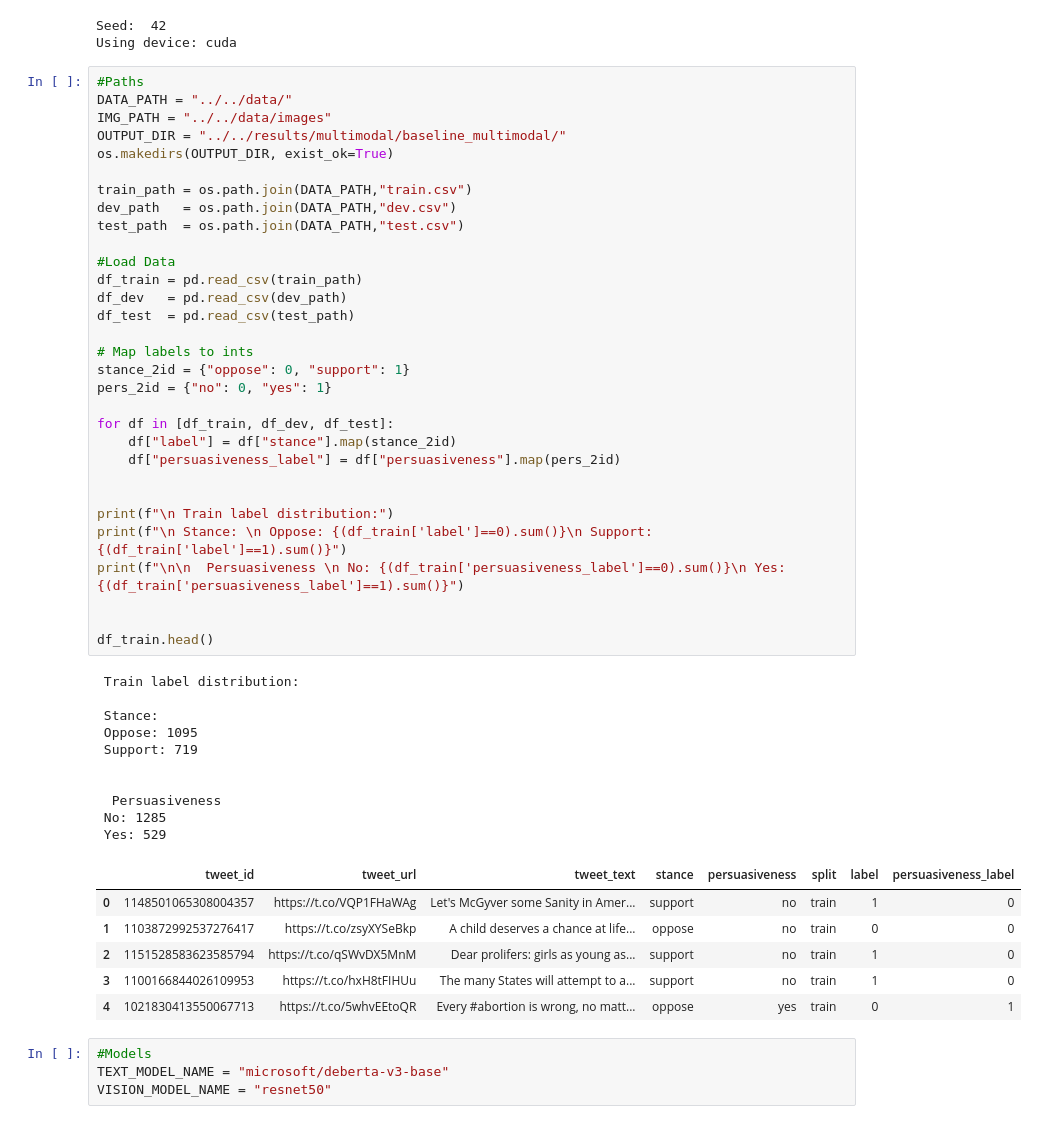
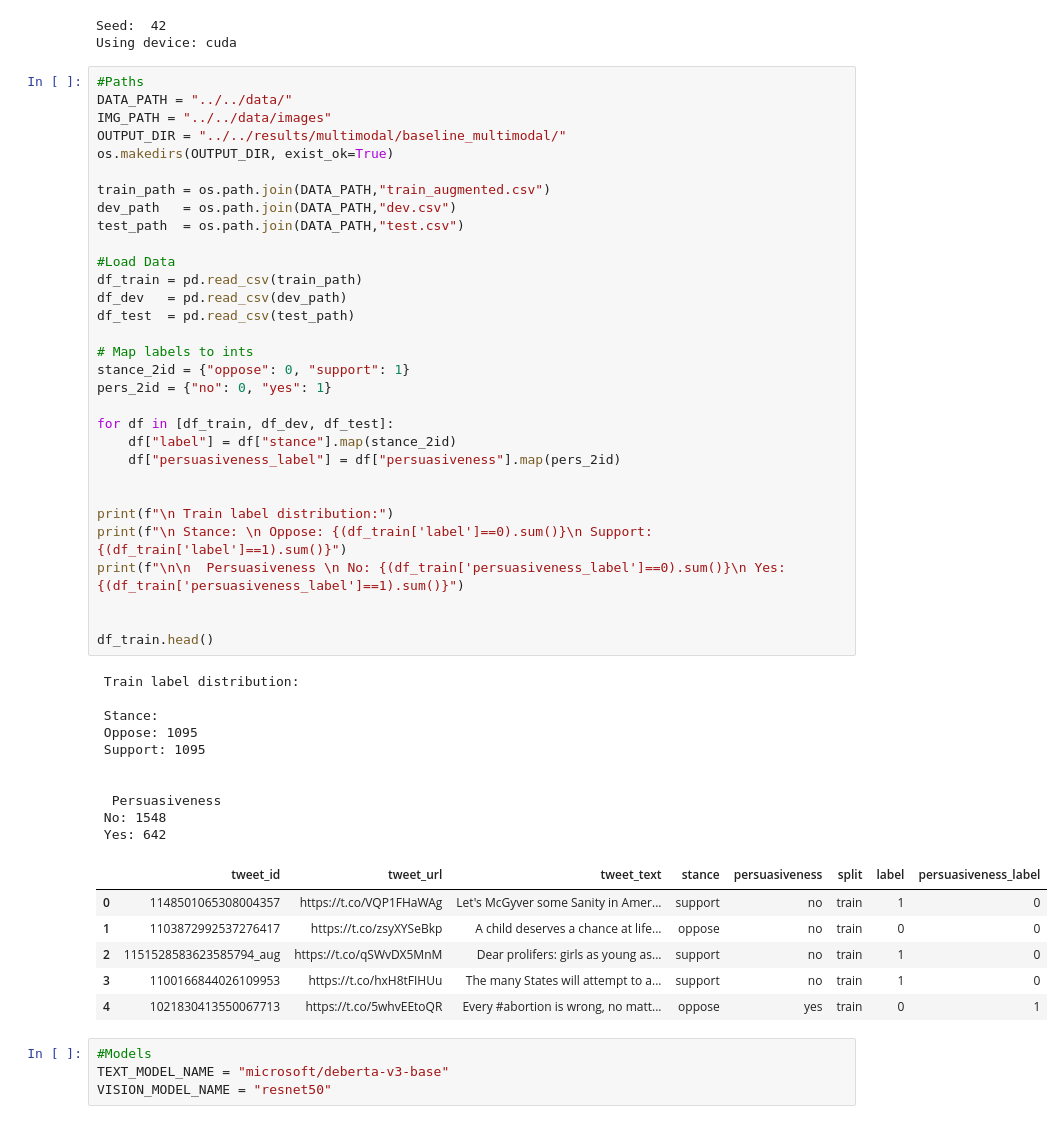
Before and after one commit to DBlassio/multimodal-argmining, a Jupyter notebook: notebooks/multimodal/01_baseline_multimodal.ipynb, the cells around one changed output. Drawn from its saved outputs; the diff is of its cells as text.

```diff
--- a/notebooks/multimodal/01_baseline_multimodal.ipynb
+++ b/notebooks/multimodal/01_baseline_multimodal.ipynb
@@ -56,7 +56,7 @@ IMG_PATH = "../../data/images"
 OUTPUT_DIR = "../../results/multimodal/baseline_multimodal/"
 os.makedirs(OUTPUT_DIR, exist_ok=True)
 
-train_path = os.path.join(DATA_PATH,"train.csv")
+train_path = os.path.join(DATA_PATH,"train_augmented.csv")
 dev_path   = os.path.join(DATA_PATH,"dev.csv")
 test_path  = os.path.join(DATA_PATH,"test.csv")
 
@@ -64,37 +64,37 @@ test_path  = os.path.join(DATA_PATH,"test.csv")
 df_train = pd.read_csv(train_path)
 df_dev   = pd.read_csv(dev_path)
 df_test  = pd.read_csv(test_path)
 
 # Map labels to ints
 stance_2id = {"oppose": 0, "support": 1}
 pers_2id = {"no": 0, "yes": 1}
 
 for df in [df_train, df_dev, df_test]:
     df["label"] = df["stance"].map(stance_2id)
     df["persuasiveness_label"] = df["persuasiveness"].map(pers_2id)
 
 
 print(f"\n Train label distribution:")
 print(f"\n Stance: \n Oppose: {(df_train['label']==0).sum()}\n Support: {(df_train['label']==1).sum()}")
 print(f"\n\n  Persuasiveness \n No: {(df_train['persuasiveness_label']==0).sum()}\n Yes: {(df_train['persuasiveness_label']==1).sum()}")
 
 
 df_train.head()
 # %% [output]
  Train label distribution:
 
  Stance:
  Oppose: 1095
- Support: 719
+ Support: 1095
 
 
   Persuasiveness
- No: 1285
- Yes: 529
+ No: 1548
+ Yes: 642
 |  | tweet_id | tweet_url | tweet_text | stance | persuasiveness | split | label | persuasiveness_label |
 | 0 | 1148501065308004357 | https://t.co/VQP1FHaWAg | Let's McGyver some Sanity in Amer... | support | no | train | 1 | 0 |
 | 1 | 1103872992537276417 | https://t.co/zsyXYSeBkp | A child deserves a chance at life... | oppose | no | train | 0 | 0 |
-| 2 | 1151528583623585794 | https://t.co/qSWvDX5MnM | Dear prolifers: girls as young as... | support | no | train | 1 | 0 |
+| 2 | 1151528583623585794_aug | https://t.co/qSWvDX5MnM | Dear prolifers: girls as young as... | support | no | train | 1 | 0 |
 | 3 | 1100166844026109953 | https://t.co/hxH8tFIHUu | The many States will attempt to a... | support | no | train | 1 | 0 |
 | 4 | 1021830413550067713 | https://t.co/5whvEEtoQR | Every #abortion is wrong, no matt... | oppose | yes | train | 0 | 1 |
 # %%
```
Also changed, not shown: parts of 10 cells of this notebook.
